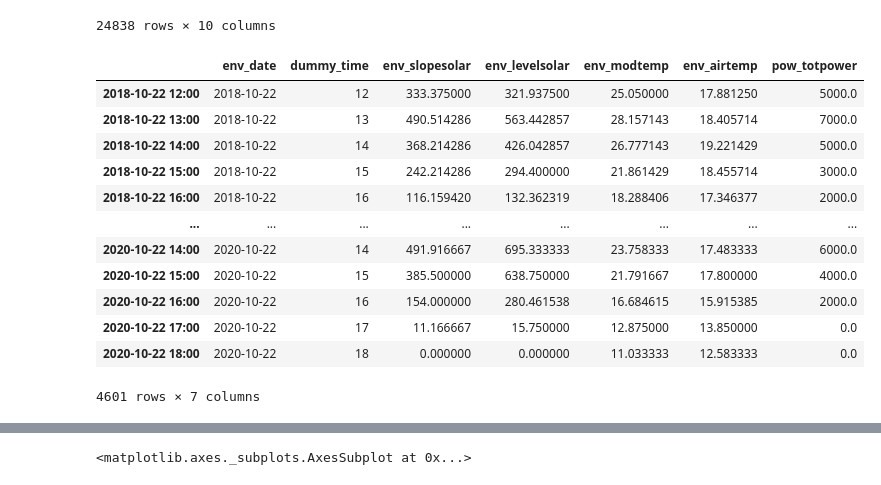
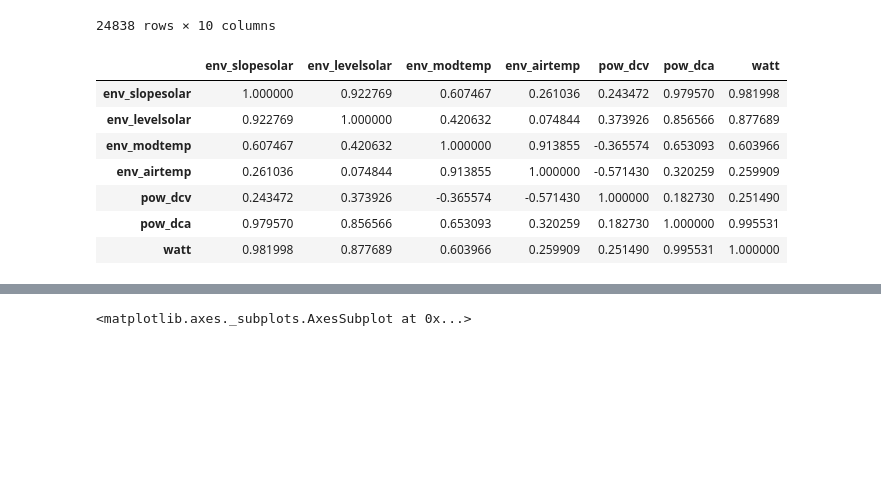
Before and after one commit to Baeseongbeen/Enittproj, a Jupyter notebook: Enitt/diff_반포써밋1.ipynb, the cells around one changed output, grey strips where cells are left out. Drawn from its saved outputs; the diff is of its cells as text; code cells hidden in the pictures; blank space fills up the shorter version.

```diff
--- a/Enitt/diff_반포써밋1.ipynb
+++ b/Enitt/diff_반포써밋1.ipynb
@@ -184,8 +184,9 @@ def groupby_solar():
         dummy_time_list.append(i[:2])
     ent_data_need["dummy_time"] = dummy_time_list
 
-    dummy_groupby1 = ent_data_need.groupby(["pow_date", "dummy_time"]).min()
-    dummy_groupby2 = ent_data_need.groupby(["pow_date", "dummy_time"]).max()
+
+    # dummy_groupby1 = ent_data_need.groupby(["pow_date", "dummy_time"]).min()
+    # dummy_groupby2 = ent_data_need.groupby(["pow_date", "dummy_time"]).max()
 
     ## 유일한 값이면 어떻하지? 더 생각을 해봐야함,, 실제로 유일한 값이 있음 고쳐야 한다.
     ## 최대값과 최솟값 차 = 1시간동안 발전한 총용량
@@ -199,48 +200,67 @@ def groupby_solar():
     return ent_data_perhour_sort
     # print(ent_data_perhour_sort["dummy_time"].unique())
 
+### RESET 발전량 :: 직류 전압 X 직류 전류 : 발전량 ,, GROUPBY해서 직류X전류 의 평균량으로 구한다
+def groupby_solar_reset():
+    ## 필요한 컬럼만 가져오기
+    ent_data_need = ent_data_solar1[["pow_date", "pow_time", "pow_dcv", "pow_dca"]]
 
+    ## time 구분
+    dummy_time_list = []
+    for i in ent_data_need["pow_time"]:
+        dummy_time_list.append(i[:2])
+    ent_data_need["dummy_time"] = dummy_time_list
+
+    ent_data_need["watt"] = ent_data_need["pow_dcv"] * ent_data_need["pow_dca"]
+
+    ## RESET 발전량 :: 직류 전압 X 직류 전류 : 발전량 ,, GROUPBY해서 직류X전류 의 평균량으로 구한다
+    ent_data_perhour = ent_data_need.groupby(["pow_date", "dummy_time"]).mean()
+    ent_data_perhour = ent_data_perhour.reset_index()
+
+
+    drop_data = ent_data_perhour.isin({"dummy_time" : ["00", "01", "02", "03", "04", "05", "06", "07","08", "19", "20", "21", "22", "23"]})
+    ent_data_perhour_sort = ent_data_perhour[~drop_data].dropna()
+
+    return ent_data_perhour_sort
 
 
 ### weather, solar join
 def join_weather_solar(a, b):
     sub_index1 = a["env_date"] + " " + a["dummy_time"] + ":00"
     a.index = sub_index1
 
     sub_index2 = b["pow_date"] + " " + b["dummy_time"] + ":00"
     b.index = sub_index2
 
-    joinset = a.join(b["pow_totpower"])
+    joinset = a.join(b[["pow_dcv", "pow_dca", "watt" ]])
     ent_data_solar_weather = joinset.dropna()
 
 
     return ent_data_solar_weather
 
 ent_data_weather_sort = groupby_weather()
-ent_data_perhour_sort = groupby_solar()
+ent_data_perhour_sort = groupby_solar_reset()
+# print(ent_data_perhour_sort)
 ent_data_solar_weather = join_weather_solar(ent_data_weather_sort, ent_data_perhour_sort)
 ent_data_solar_weather
 # pow_perhour
 # sns.boxplot(ent_data_weather_sort["env_slopesolar"])
 # sns.boxplot(ent_data_weather_sort["env_levelsolar"])
 # sns.boxplot(data = ent_data_weather_sort[["env_slopesolar", "env_levelsolar"]])
 # ent_data_weather_sort[["env_slopesolar", "env_levelsolar"]]
 
 # print(len(joinset) - 2504)
+
+ent_data_solar_weather.corr()
 # %% [output]
-|  | env_date | dummy_time | env_slopesolar | env_levelsolar | env_modtemp | env_airtemp | pow_totpower |
-| 2018-10-22 12:00 | 2018-10-22 | 12 | 333.375000 | 321.937500 | 25.050000 | 17.881250 | 5000.0 |
-| 2018-10-22 13:00 | 2018-10-22 | 13 | 490.514286 | 563.442857 | 28.157143 | 18.405714 | 7000.0 |
-| 2018-10-22 14:00 | 2018-10-22 | 14 | 368.214286 | 426.042857 | 26.777143 | 19.221429 | 5000.0 |
-| 2018-10-22 15:00 | 2018-10-22 | 15 | 242.214286 | 294.400000 | 21.861429 | 18.455714 | 3000.0 |
-| 2018-10-22 16:00 | 2018-10-22 | 16 | 116.159420 | 132.362319 | 18.288406 | 17.346377 | 2000.0 |
-| ... | ... | ... | ... | ... | ... | ... | ... |
-| 2020-10-22 14:00 | 2020-10-22 | 14 | 491.916667 | 695.333333 | 23.758333 | 17.483333 | 6000.0 |
-| 2020-10-22 15:00 | 2020-10-22 | 15 | 385.500000 | 638.750000 | 21.791667 | 17.800000 | 4000.0 |
-| 2020-10-22 16:00 | 2020-10-22 | 16 | 154.000000 | 280.461538 | 16.684615 | 15.915385 | 2000.0 |
-| 2020-10-22 17:00 | 2020-10-22 | 17 | 11.166667 | 15.750000 | 12.875000 | 13.850000 | 0.0 |
-| 2020-10-22 18:00 | 2020-10-22 | 18 | 0.000000 | 0.000000 | 11.033333 | 12.583333 | 0.0 |
+|  | env_slopesolar | env_levelsolar | env_modtemp | env_airtemp | pow_dcv | pow_dca | watt |
+| env_slopesolar | 1.000000 | 0.922769 | 0.607467 | 0.261036 | 0.243472 | 0.979570 | 0.981998 |
+| env_levelsolar | 0.922769 | 1.000000 | 0.420632 | 0.074844 | 0.373926 | 0.856566 | 0.877689 |
+| env_modtemp | 0.607467 | 0.420632 | 1.000000 | 0.913855 | -0.365574 | 0.653093 | 0.603966 |
+| env_airtemp | 0.261036 | 0.074844 | 0.913855 | 1.000000 | -0.571430 | 0.320259 | 0.259909 |
+| pow_dcv | 0.243472 | 0.373926 | -0.365574 | -0.571430 | 1.000000 | 0.182730 | 0.251490 |
+| pow_dca | 0.979570 | 0.856566 | 0.653093 | 0.320259 | 0.182730 | 1.000000 | 0.995531 |
+| watt | 0.981998 | 0.877689 | 0.603966 | 0.259909 | 0.251490 | 0.995531 | 1.000000 |
-4601 rows × 7 columns
 # %%
 ## 기업, 공공 join
 
```
Also changed, not shown: parts of 7 cells of this notebook, 9 other files.
